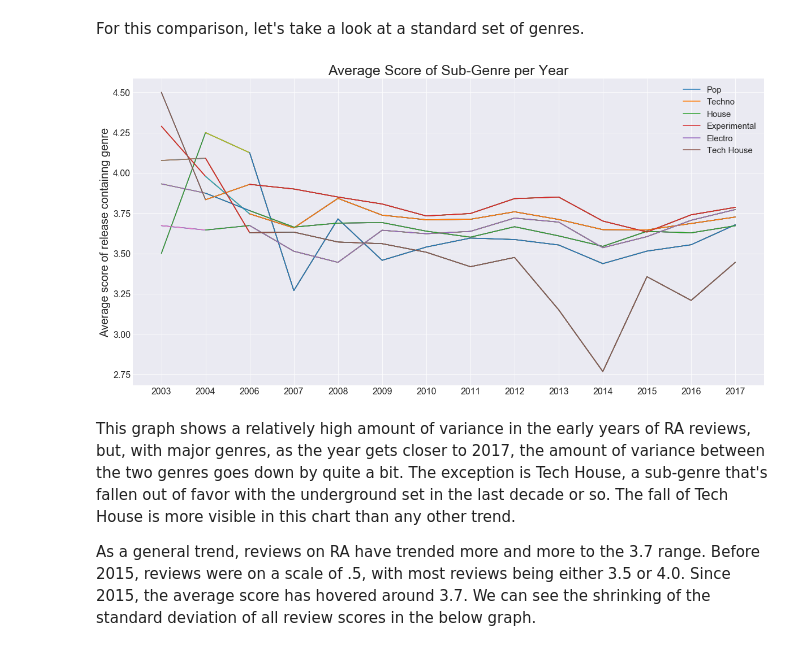
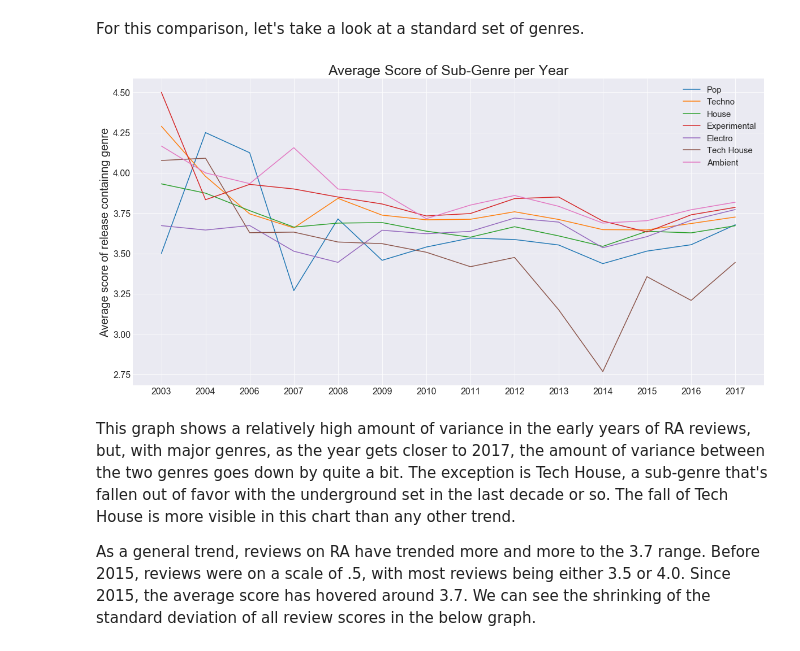
Before and after one commit to Sandy4321/RAReviewsData, a Jupyter notebook: RAanalysis.ipynb, the cells around one changed output. Cells and saved outputs as stored; diff of their text form; code cells hidden in the pictures.

Commit message:
initial add of cleaned dataset. First draft of complete analysis notebook. Fixes to scraper.

```diff
--- a/RAanalysis.ipynb
+++ b/RAanalysis.ipynb
@@ -149,7 +152,7 @@ artist_count.drop('Unknown Artist',inplace=True)
 
 
 #create list of artists with over 10 releases
-artists_over_ten_releases = list(artist_count[artist_count > 12].index)
+artists_over_ten_releases = list(artist_count[artist_count > 10].index)
 
 #compile average ratings for those artists
 artist_average = df[df['artist'].isin(artists_over_ten_releases)].groupby("artist").rating.mean()
@@ -164,7 +167,7 @@ artists_list = list(top_artists_releases_ratings.index)
 
 
 sns.set_style("darkgrid")
-plt.figure(figsize=(15,10))
+plt.figure(figsize=(20,15))
 plt.scatter(top_artists_releases_ratings["Releases"],top_artists_releases_ratings["Avg Rating"])
 
 for i,txt in enumerate(artists_list):
@@ -176,6 +179,6 @@ for i,txt in enumerate(artists_list):
 
 plt.xlabel("Total Releases")
 plt.ylabel("Average Score")
-plt.title("Average Score of Artists with 13 or more Releases",size=20)
+plt.title("Average Score of Artists with 10 or more Releases",size=20)
 plt.show()
 # %% [output]
@@ -371,44 +376,41 @@ df_styles['style'] = lower_case_electronic
 # %% [markdown]
 Now, the function. There are a few ways to quantify the significance of a genre according to Resident Advisor. This first function takes a look at the average score of releases of any genre in a list, year-over-year. The premise being that a dominant genre will be the one on the highest review scores.
 # %%
-#This cell creates a dataframe of years with genre's year average score as rows
+def GenreRatingCompare(genres):
 
-def GenreRatingCompare(genres):
-    columns = []
+    #initialize lists and dataframe
     genre_rating_dataframes = []
     combine_ratings = pd.DataFrame()
 
+    #create lists of average ratings per year on df rows that contain style in i element of list
     for i in range(0,len(genres)):
         genre_rating_dataframes.append(df_styles[df_styles['style'].str.contains(genres[i])].groupby('release_year').rating.mean())
-        columns.append(genres[i])
 
-
+    #add these rows back into a single dataframe
     for i in range(0,len(genres)):
         combine_ratings = pd.concat([combine_ratings,genre_rating_dataframes[i]],axis=1)
 
+    #columns in the new dataframe will match the passed in list of genres
+    combine_ratings.columns = genres
 
-
-    combine_ratings.columns = columns
-
-
-
+    #format the figure
     plt.figure(figsize=(20,10))
     sns.set_style("darkgrid")
-
     plt.tick_params(axis='both', which='major', labelsize=16)
     plt.ylabel("Average score of release containng genre",fontsize=20)
     plt.title("Average Score of Sub-Genre per Year",fontsize=25)
 
-    for i in range(0,len(genres)):
-        _ = plt.plot(combine_ratings.iloc[i:].dropna())
+    #plot combined dataframe
+    _ = plt.plot(combine_ratings.dropna())
 
+    #format legend
     plt.legend(genres,prop={'size': 15})
 # %% [markdown]
 For this comparison, let's take a look at a standard set of genres.
 # %%
-GenreRatingCompare(["Pop","Techno","House",'Experimental','Electro',"Tech House"])
+GenreRatingCompare(["Pop","Techno","House",'Experimental','Electro',"Tech House","Ambient"])
 # %% [output]
-[figure, old version]
+[figure, new version]
 # %% [markdown]
 This graph shows a relatively high amount of variance in the early years of RA reviews, but, with major genres, as the year gets closer to 2017, the amount of variance between the two genres goes down by quite a bit. The exception is Tech House, a sub-genre that's fallen out of favor with the underground set in the last decade or so. The fall of Tech House is more visible in this chart than any other trend.
 
```
Also changed, not shown: parts of 15 cells of this notebook, 2 other files.
